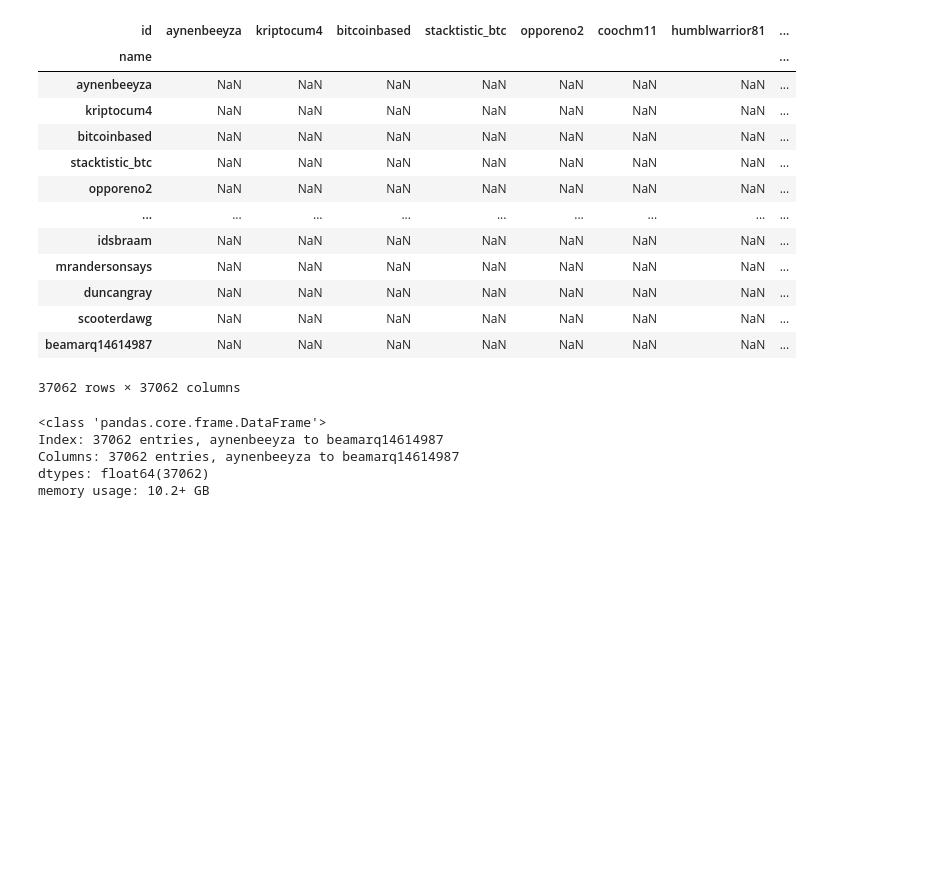
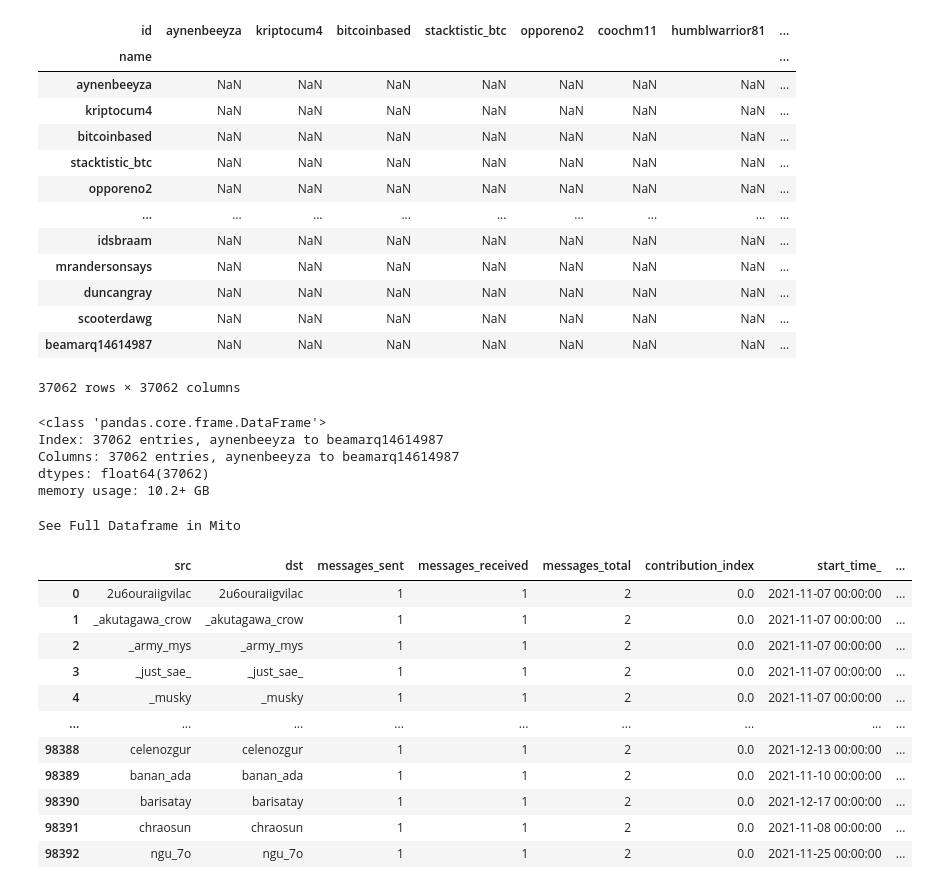
Before and after one commit to christianschwendner/coins_2122, a Jupyter notebook: Griffin_data/Data Analysis BTC.ipynb, the cells around one changed output. Drawn from its saved outputs; the diff is of its cells as text; code cells hidden in the pictures; blank space fills up the shorter version.

```diff
--- a/Griffin_data/Data Analysis BTC.ipynb
+++ b/Griffin_data/Data Analysis BTC.ipynb
@@ -230,3 +230,20 @@ Index: 37062 entries, aynenbeeyza to beamarq14614987
 Columns: 37062 entries, aynenbeeyza to beamarq14614987
 dtypes: float64(37062)
 memory usage: 10.2+ GB
+# %%
+new = pd.read_csv('daily_10_C3/user_to_user_time_series.csv')
+new
+# %% [output]
+See Full Dataframe in Mito
+|  | src | dst | messages_sent | messages_received | messages_total | contribution_index | start_time_ | ... |
+| 0 | 2u6ouraiigvilac | 2u6ouraiigvilac | 1 | 1 | 2 | 0.0 | 2021-11-07 00:00:00 | ... |
+| 1 | _akutagawa_crow | _akutagawa_crow | 1 | 1 | 2 | 0.0 | 2021-11-07 00:00:00 | ... |
+| 2 | _army_mys | _army_mys | 1 | 1 | 2 | 0.0 | 2021-11-07 00:00:00 | ... |
+| 3 | _just_sae_ | _just_sae_ | 1 | 1 | 2 | 0.0 | 2021-11-07 00:00:00 | ... |
+| 4 | _musky | _musky | 1 | 1 | 2 | 0.0 | 2021-11-07 00:00:00 | ... |
+| ... | ... | ... | ... | ... | ... | ... | ... | ... |
+| 98388 | celenozgur | celenozgur | 1 | 1 | 2 | 0.0 | 2021-12-13 00:00:00 | ... |
+| 98389 | banan_ada | banan_ada | 1 | 1 | 2 | 0.0 | 2021-11-10 00:00:00 | ... |
+| 98390 | barisatay | barisatay | 1 | 1 | 2 | 0.0 | 2021-12-17 00:00:00 | ... |
+| 98391 | chraosun | chraosun | 1 | 1 | 2 | 0.0 | 2021-11-08 00:00:00 | ... |
+| 98392 | ngu_7o | ngu_7o | 1 | 1 | 2 | 0.0 | 2021-11-25 00:00:00 | ... |
```
Also changed, not shown: 30 other files.
